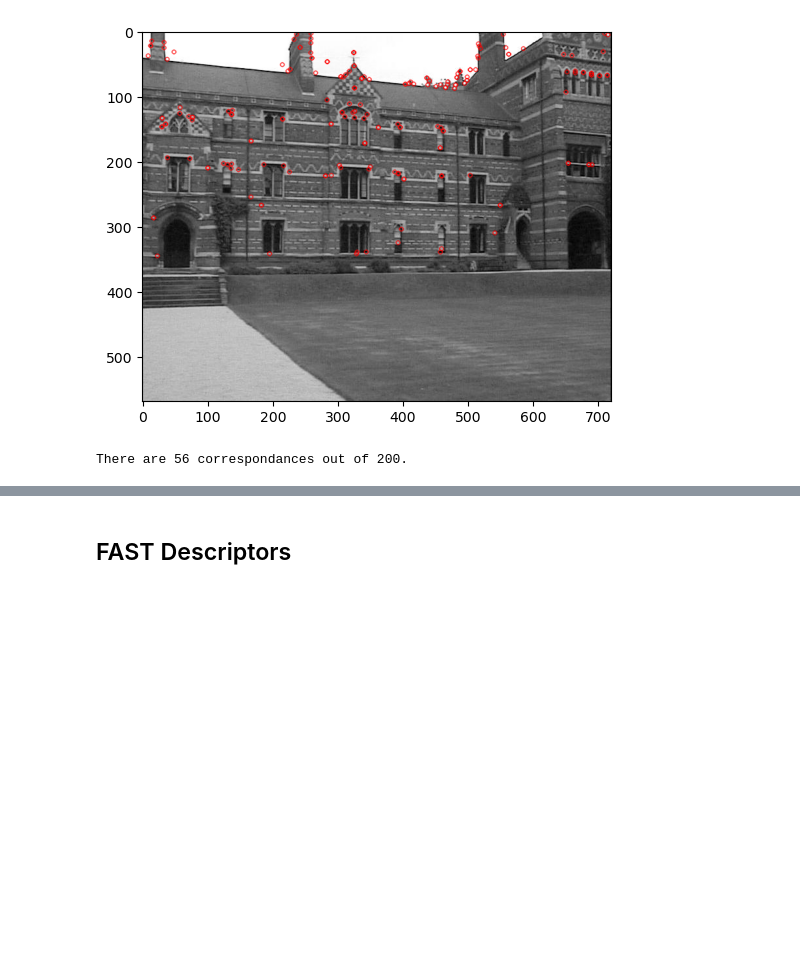
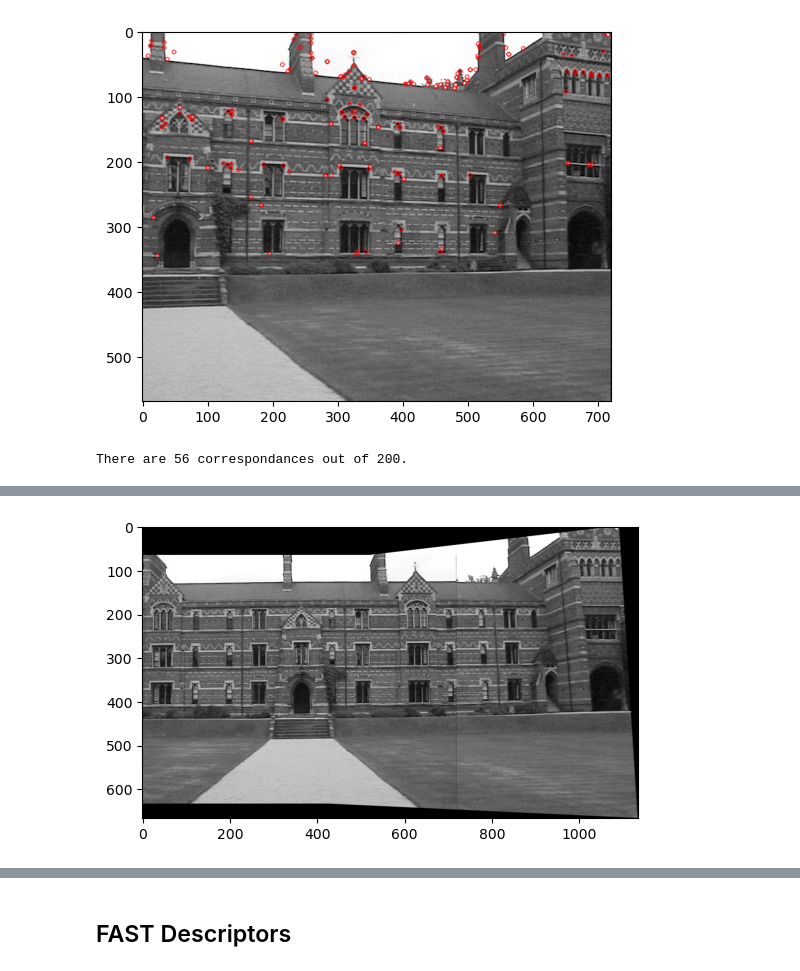
Before and after one commit to pabloagustinpace/public-projects, a Jupyter notebook: computer vision/image stiching/mosaicing.ipynb, the cells around one changed output, grey strips where cells are left out. Cells and saved outputs as stored; diff of their text form; code cells hidden in the pictures; blank space fills up the shorter version.

```diff
--- a/computer vision/image stiching/mosaicing.ipynb
+++ b/computer vision/image stiching/mosaicing.ipynb
@@ -47,3 +81,38 @@ def create_mosaic(reference, trans_image, H):
+# %%
+def create_panorama(reference_image, transform_image, H):
+    hr, wr = reference_image.shape[:2]
+    ht, wt = transform_image.shape[:2]
+
+    corners_t = np.float32([[0, 0], [wt, 0], [0, ht], [wt, ht]]).T
+    corners_t = np.concatenate((corners_t, np.ones((1, 4))), axis=0)
+    corners_t_homog = H.dot(corners_t)
+    corners_t_homog = corners_t_homog / corners_t_homog[-1]
+
+    corners_r = np.float32([[0, 0], [wr, 0], [0, hr], [wr, hr]]).T
+    all_corners = np.concatenate((corners_t_homog[:2], corners_r), axis=1)
+
+    xmin = int(np.min(all_corners[0]))
+    xmax = int(np.max(all_corners[0]))
+    ymin = int(np.min(all_corners[1]))
+    ymax = int(np.max(all_corners[1]))
+
+    max_width = int(np.linalg.norm(xmax - xmin))
+    max_height = int(np.linalg.norm(ymax - ymin))
+
+    tx = min(0, xmin)
+    ty = min(0, ymin)
+    T = np.array(([[1], [0], [-tx]], [[0], [1], [-ty]], [[0], [0], [1]])).reshape((3, 3))
+
+    transformed_image = cv2.warpPerspective(transform_image, T.dot(H), (max_width, max_height))
+    transformed_image[-ty:-ty+hr, -tx:-tx+wr] = reference_image
+    return
+
+reference_image = cv2.imread('images/keble_b.jpg', cv2.IMREAD_GRAYSCALE)
+transform_image = cv2.imread('images/keble_c.jpg', cv2.IMREAD_GRAYSCALE)
+
+create_panorama(reference_image, transform_image,H)
+# %% [output]
+[figure, added]
 # %%
 import numpy as np
 
```
Also changed, not shown: parts of 5 cells of this notebook, 2 other files.
